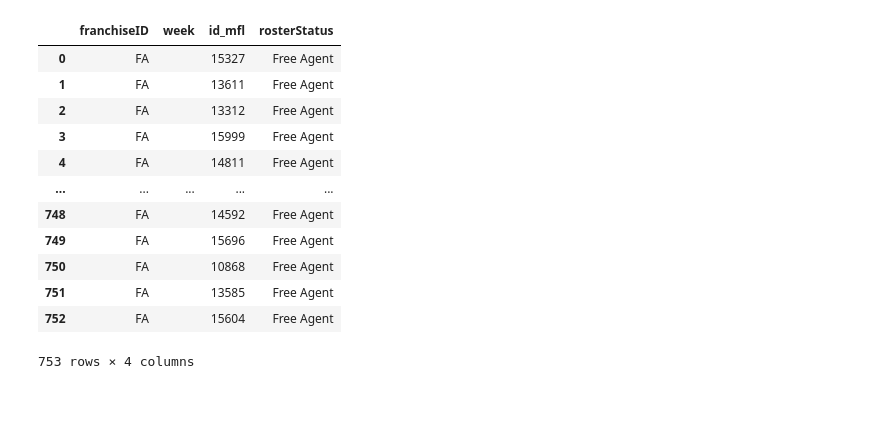
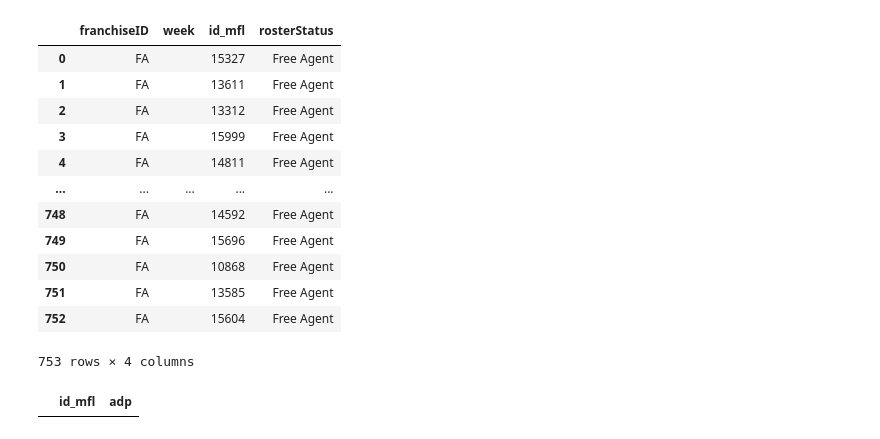
Before and after one commit to travisdharry/FantasyFootballApp, a Jupyter notebook: notebooks/mfl.ipynb, the cells around one changed output. Drawn from its saved outputs; the diff is of its cells as text; code cells hidden in the pictures; blank space fills up the shorter version.

```diff
--- a/notebooks/mfl.ipynb
+++ b/notebooks/mfl.ipynb
@@ -96,3 +96,34 @@ def get_mfl_liveScoring(user_league):
     df = pd.DataFrame(data)
     df.columns = ["franchiseID", "id_mfl", "liveScore", "secondsRemaining", "status"]
     return df
+# %%
+# Currently this function is not working because MFL has stopped drafts
+# Retrieve average draft pick info
+def get_adp():
+    try:
+        # Connect to MFL API, which responds with data in xml format
+        urlString = "https://api.myfantasyleague.com/2022/export?TYPE=adp"
+        response = requests.get(urlString)
+        # Parse xml response with BeautifulSoup
+        soup = BeautifulSoup(response.content,'xml')
+        # Create empty list to hold data during loop
+        data = []
+        # Tell BeautifulSoup to find each element in the xml structure
+        players = soup.find_all('player')
+        # Loop through the rows to get the data within, then append to the empty data list
+        for i in range(len(players)):
+            rows = [players[i].get("id"), players[i].get("averagePick")]
+            data.append(rows)
+        # Convert to pandas dataframe
+        df = pd.DataFrame(data)
+        # Change column names
+        df.columns=['id_mfl','adp']
+        # Set datatype
+        df['adp'] = df['adp'].astype('float32')
+        return df
+    except:
+        df = pd.DataFrame(columns=['id_mfl','adp'])
+        return df
+get_adp()
+# %% [output]
+|  | id_mfl | adp |
```
Also changed, not shown: 5 other files.
